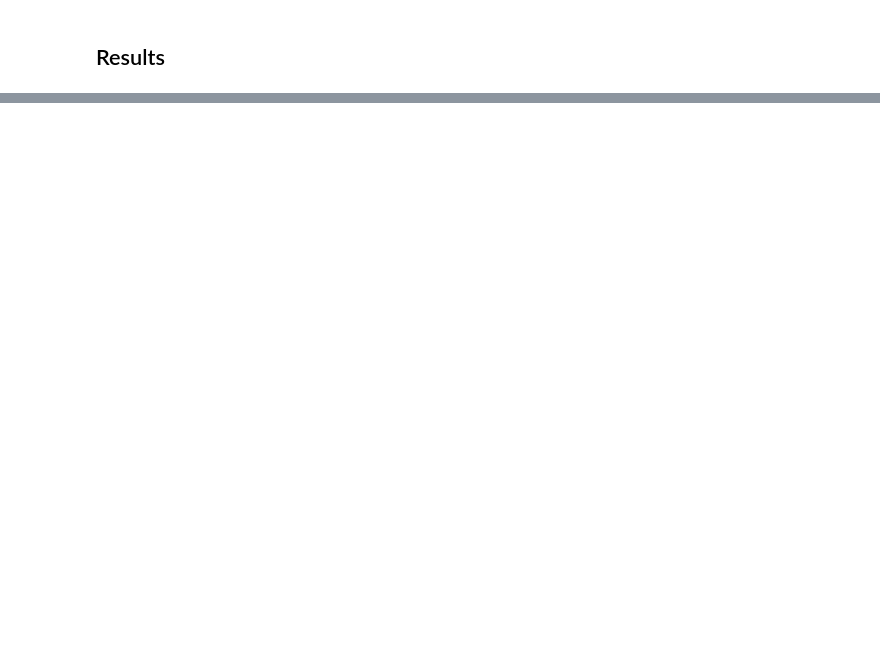
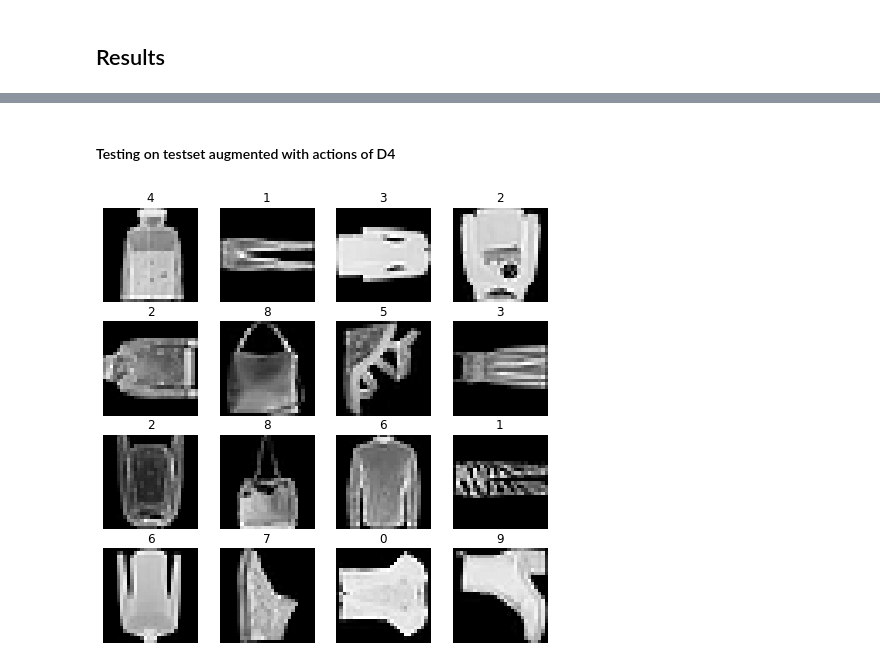
Before and after one commit to giorgiodema/Learning-Invariance-from-Equivariance, a Jupyter notebook: notebook.ipynb, the cells around one changed output, grey strips where cells are left out. Saved outputs shown, nothing was run; the diff lists cells and outputs as text; code cells hidden in the pictures; blank space fills up the shorter version.

```diff
--- a/notebook.ipynb
+++ b/notebook.ipynb
@@ -233,0 +334,14 @@ In particular, if the input is transformed by an action of D4 (90 degrees rotati
+# %% [markdown]
+#### Testing on testset augmented with actions of D4
+# %%
+testset = get_loader(split="test",bs=1,nclass=N_CLASSES,augment="d4")
+top16 = itertools.islice(iter(testset),16)
+fig,ax = plt.subplots(4,4)
+fig.set_size_inches(8,8)
+for i,(x,y) in enumerate(top16):
+    ax.flat[i].imshow(x[0,0,...],cmap="gray")
+    ax.flat[i].set_title(f"{torch.argmax(y[0]).numpy()}")
+    ax.flat[i].axis("off")
+plt.show()
+# %% [output]
+[figure, added]
```
Also changed, not shown: parts of 44 cells of this notebook.
